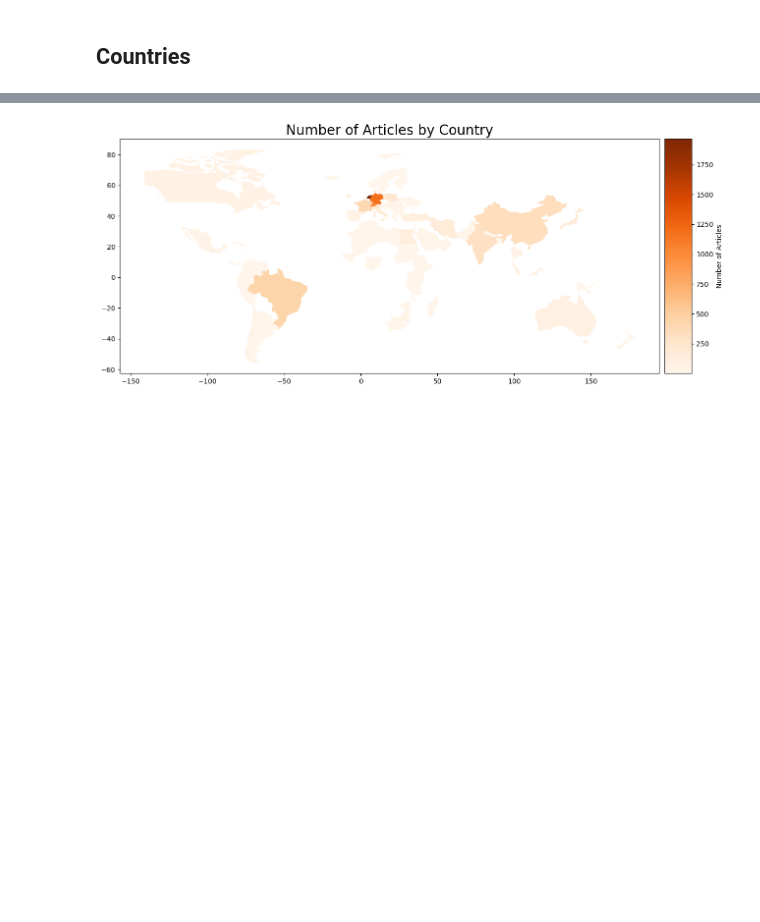
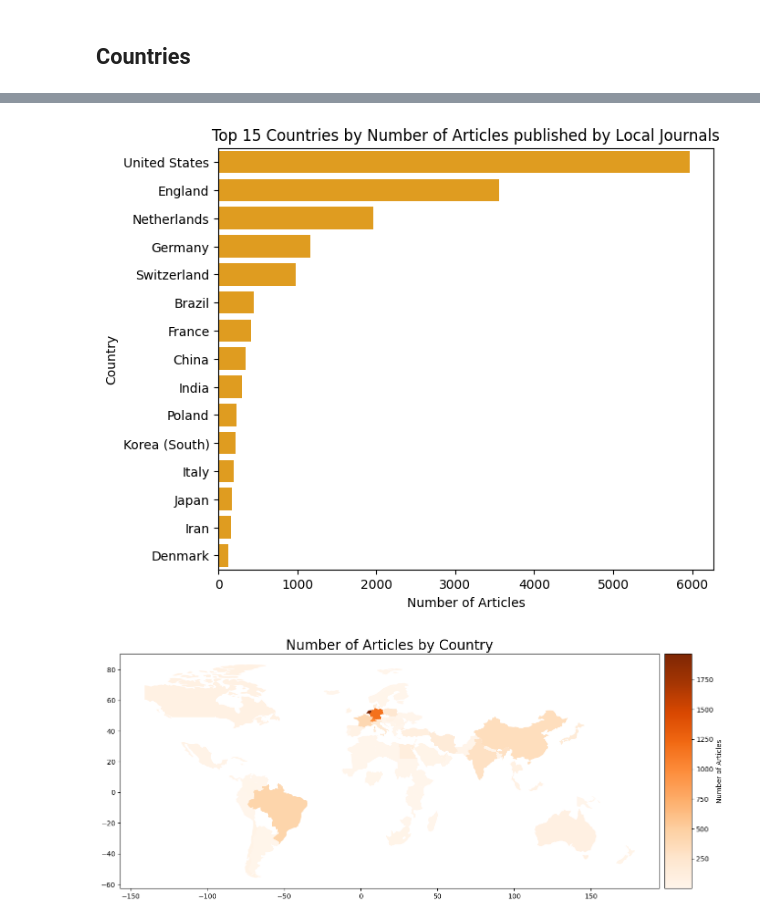
Before and after one commit to giocoal/toxoplasma-gondii-pubmed-acquisition-and-analysis, a Jupyter notebook: 2_Topic_Modelling_Updated.ipynb, the cells around one changed output, grey strips where cells are left out. Saved outputs shown, nothing was run; the diff lists cells and outputs as text; code cells hidden in the pictures; blank space fills up the shorter version.

```diff
--- a/2_Topic_Modelling_Updated.ipynb
+++ b/2_Topic_Modelling_Updated.ipynb
@@ -172,3 +231,15 @@ plt.show()
+# %%
+grouped_data_c = data.groupby(['Journal Country']).size().reset_index(name='nArticles')
+top_10_c = grouped_data_c.nlargest(15, 'nArticles')
+
+# Create plot
+plt.figure(figsize=(7, 6), facecolor=None)
+ax = sns.barplot(x='nArticles', y='Journal Country', data=top_10_c, color='orange')
+plt.title(f'Top 15 Countries by Number of Articles published by Local Journals')
+ax.set(xlabel='Number of Articles', ylabel='Country')
+plt.show()
+# %% [output]
+[figure, added]
 # %%
 # Create data
 country_counts = data['Journal Country'].value_counts().reset_index()
```
Also changed, not shown: parts of 36 cells of this notebook, 1 other file.
